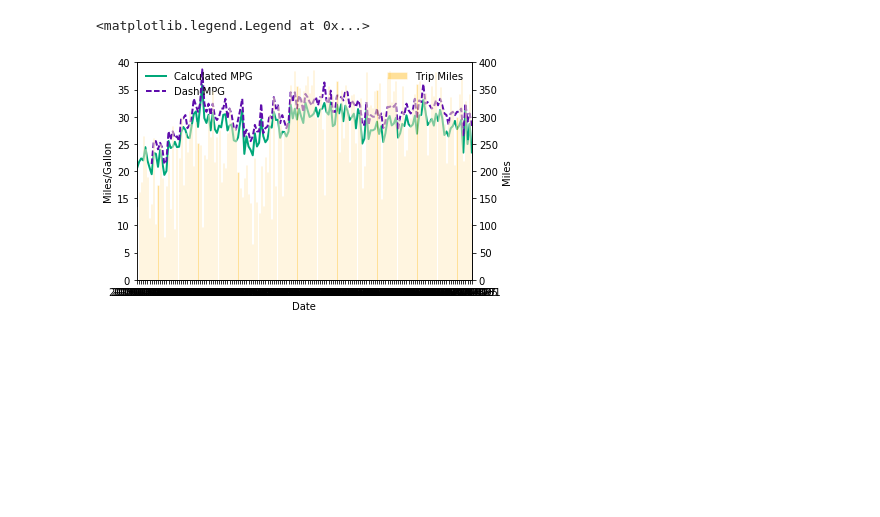
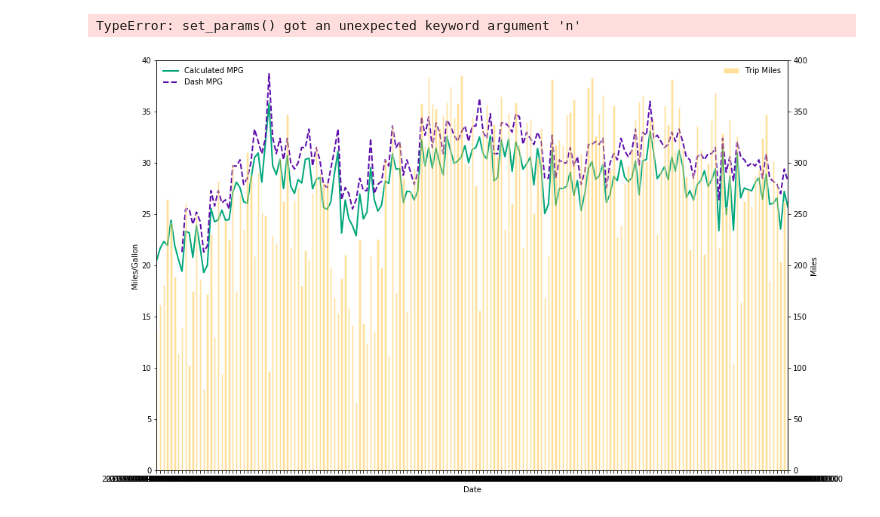
Before and after one commit to DeltaP/mileage, a Jupyter notebook: Plot MPG timeseries.ipynb, the cells around one changed output. Drawn from its saved outputs; the diff is of its cells as text; code cells hidden in the pictures; blank space fills up the shorter version.

```diff
--- a/Plot MPG timeseries.ipynb
+++ b/Plot MPG timeseries.ipynb
@@ -11,16 +12,21 @@ a    = 0.4
 # %%
 fig, tsax= plt.subplots()
 barax= tsax.twinx()
-data = pd.read_csv('mpg.csv', skipinitialspace=True,index_col='Date')
-data['Trip Miles'].plot(kind='bar', align= 'center', ax=barax, color=h_c1, alpha=a, edgecolor='w', ylim=(0,400), use_index=False)
+data = pd.read_csv('mpg.csv', skipinitialspace=True)
+data['Date'] = data['Date'].apply(lambda x: arrow.get(x))
+data=data.set_index('Date')
+
+
+data['Trip Miles'].plot(kind='bar', align= 'center', ax=barax, color=h_c1, alpha=a, edgecolor='w', ylim=(0,400), use_index=False, figsize=(15,10))
 barax.set_ylabel('Miles')
 tsax.set_ylabel('Miles/Gallon')
 data['MPG'].plot(ax=tsax, color=h_c3, linewidth=2,ylim=(0,40), use_index=True, label='Calculated MPG')
 data['MPG-D'].plot(ax=tsax, color=h_c2, linewidth=2, linestyle='--', use_index=True, label='Dash MPG')
 barax.grid(False)
 tsax.grid(False)
 barax.legend(loc=1, frameon=False)
 tsax.legend(loc=2, frameon=False)
+barax.locator_params(n=10, axis='x')
 # %% [output]
-<matplotlib.legend.Legend at 0x...>
+TypeError: set_params() got an unexpected keyword argument 'n'
-[figure, old version]
+[figure, new version]
```
Also changed, not shown: parts of 2 cells of this notebook, 4 other files.
